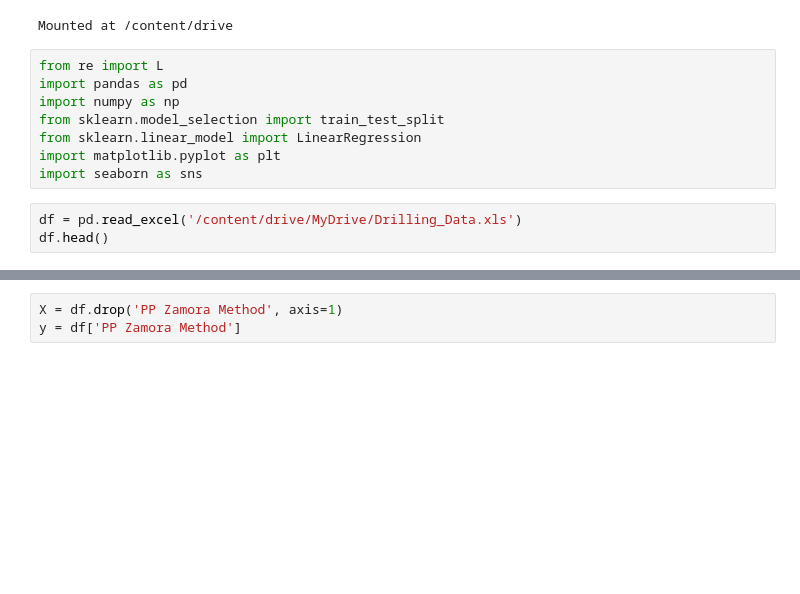
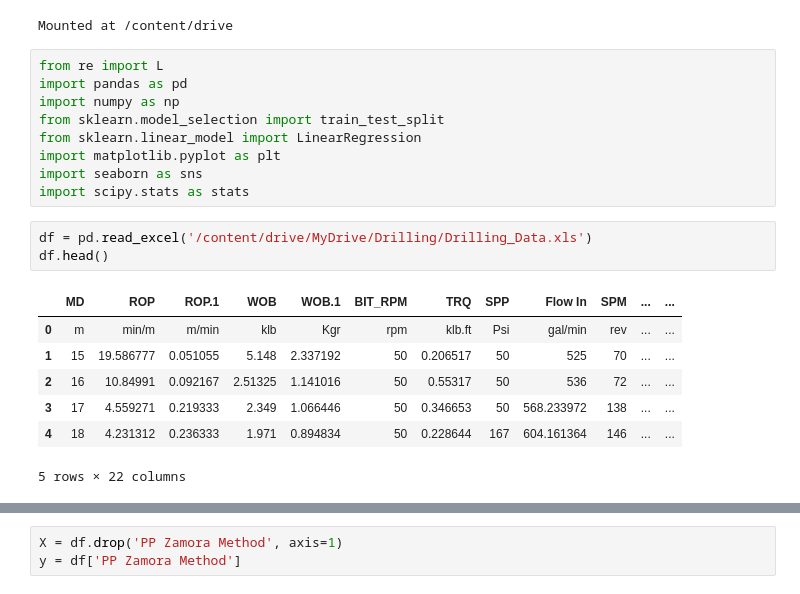
Before and after one commit to Naominour/Drilling, a Jupyter notebook: drilling.ipynb, the cells around one changed output, grey strips where cells are left out. Cells and saved outputs as stored; diff of their text form; blank space fills up the shorter version.

```diff
--- a/drilling.ipynb
+++ b/drilling.ipynb
@@ -11,8 +11,17 @@ from sklearn.model_selection import train_test_split
 from sklearn.linear_model import LinearRegression
 import matplotlib.pyplot as plt
 import seaborn as sns
+import scipy.stats as stats
 # %%
-df = pd.read_excel('/content/drive/MyDrive/Drilling_Data.xls')
+df = pd.read_excel('/content/drive/MyDrive/Drilling/Drilling_Data.xls')
 df.head()
+# %% [output]
+|  | MD | ROP | ROP.1 | WOB | WOB.1 | BIT_RPM | TRQ | SPP | Flow In | SPM | ... | ... |
+| 0 | m | min/m | m/min | klb | Kgr | rpm | klb.ft | Psi | gal/min | rev | ... | ... |
+| 1 | 15 | 19.586777 | 0.051055 | 5.148 | 2.337192 | 50 | 0.206517 | 50 | 525 | 70 | ... | ... |
+| 2 | 16 | 10.84991 | 0.092167 | 2.51325 | 1.141016 | 50 | 0.55317 | 50 | 536 | 72 | ... | ... |
+| 3 | 17 | 4.559271 | 0.219333 | 2.349 | 1.066446 | 50 | 0.346653 | 50 | 568.233972 | 138 | ... | ... |
+| 4 | 18 | 4.231312 | 0.236333 | 1.971 | 0.894834 | 50 | 0.228644 | 167 | 604.161364 | 146 | ... | ... |
+5 rows × 22 columns
 # %%
 df.info()
```
Also changed, not shown: parts of 11 cells of this notebook, 2 other files.
